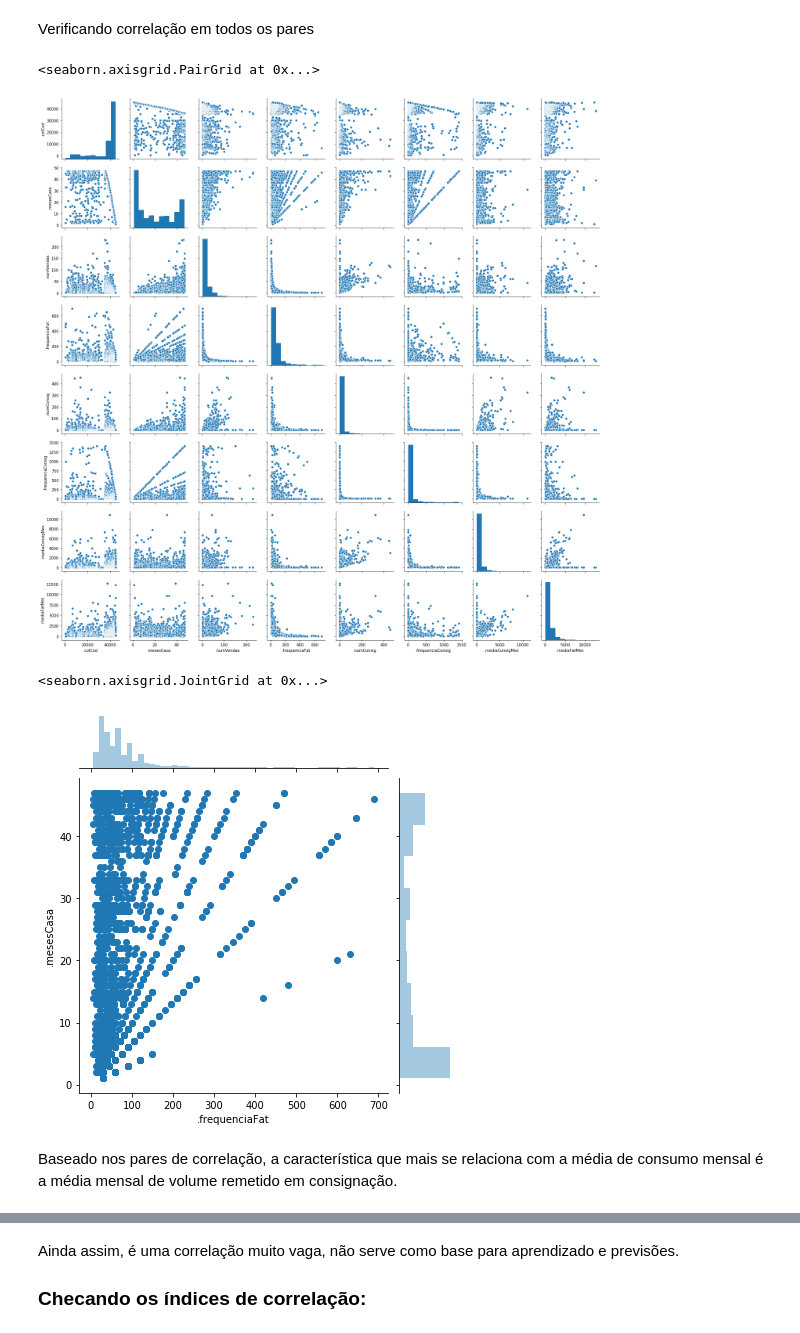
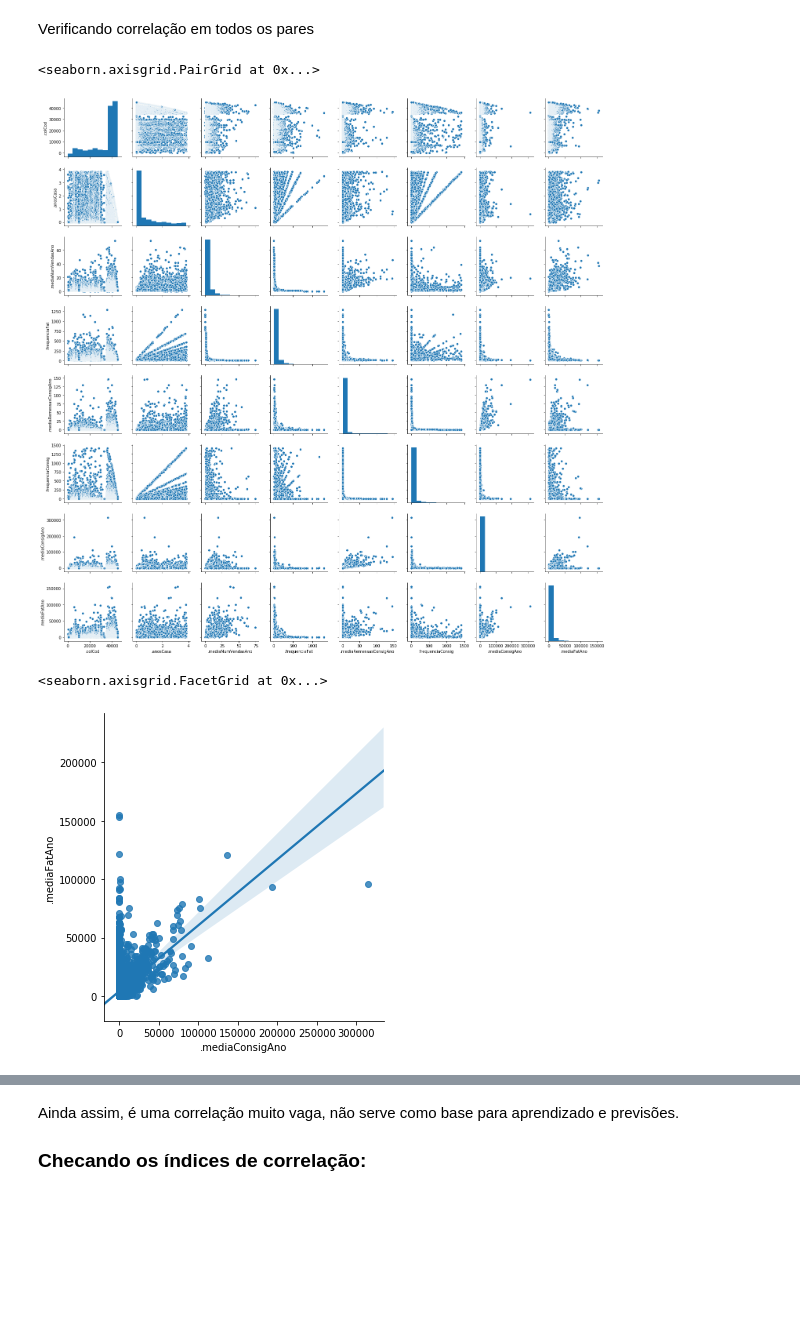
Before and after one commit to felipeapellegrini/analises-bebella, a Jupyter notebook: Analise de Clientes Ativos.ipynb, the cells around one changed output, grey strips where cells are left out. Saved outputs shown, nothing was run; the diff lists cells and outputs as text; code cells hidden in the pictures; blank space fills up the shorter version.

```diff
--- a/Analise de Clientes Ativos.ipynb
+++ b/Analise de Clientes Ativos.ipynb
@@ -5,6 +5,6 @@ import matplotlib.pyplot as plt
 import seaborn as sns
 %matplotlib inline
 # %%
-clientes = pd.read_csv('C://ProjetosDataScience//20190826-EstudosDeTesteBebella//2-DadosPreparados/analise_clientes_ativos.csv', sep=';')
+clientes = pd.read_csv('C://ProjetosDataScience//20190826-EstudosDeTesteBebella//2-DadosPreparados/analise_clientes.csv', sep=';')
 clientes.head()
 # %% [output]
@@ -17,3 +17,5 @@ clientes.head()
+# %%
+clientes.rename(columns={'COL_COD': '.colCod'}, inplace = True)
 # %%
 clientes.info()
 # %% [output]
@@ -82,7 +84,7 @@ memory usage: 155.8+ KB
 # %% [markdown]
 Removi todos os clientes com media de faturamento mensal menor ou igual a zero, pois eles não interessam para o aprendizado do algoritmo.
 # %%
-clientes.drop(clientes.loc[clientes['.mediaFatMes'] <= 0].index, inplace = True)
+clientes.drop(clientes.loc[clientes['.mediaFatAno'] <= 0].index, inplace = True)
 # %%
 clientes.describe()
 # %% [output]
@@ -105,5 +110,6 @@ Em verificação no sistema, percebi que esse cliente (código 37288) é provave
 # %%
 clientes.drop(clientes.loc[clientes['.colCod'] == 37288].index, inplace = True)
+clientes.drop(clientes.loc[clientes['.colCod'] == 2].index, inplace = True)
 # %%
 clientes.describe()
 # %% [output]
@@ -188,12 +190,10 @@ Verificando correlação em todos os pares
 sns.pairplot(clientes)
 # %% [output]
 <seaborn.axisgrid.PairGrid at 0x...>
-[figure, old version]
+[figure, new version]
 # %%
-sns.jointplot(x='.frequenciaFat', y='.mesesCasa', data=clientes)
+sns.lmplot(x='.mediaConsigAno', y='.mediaFatAno', data=clientes)
 # %% [output]
-<seaborn.axisgrid.JointGrid at 0x...>
+<seaborn.axisgrid.FacetGrid at 0x...>
-[figure, old version]
+[figure, new version]
-# %% [markdown]
-Baseado nos pares de correlação, a característica que mais se relaciona com a média de consumo mensal é a média mensal de volume remetido em consignação.
 # %%
```
Also changed, not shown: parts of 32 cells of this notebook.
